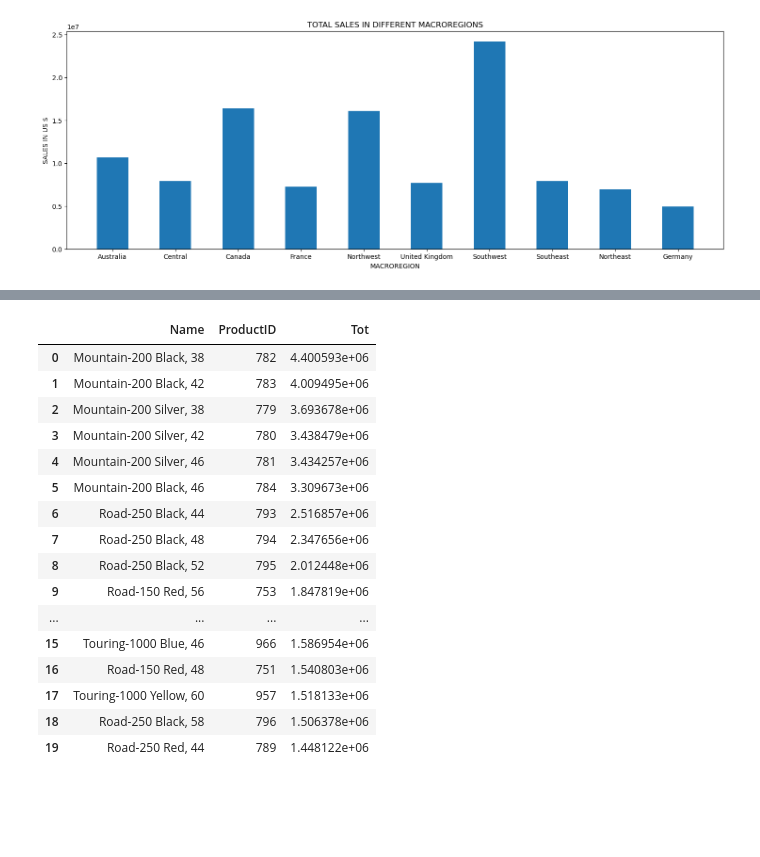
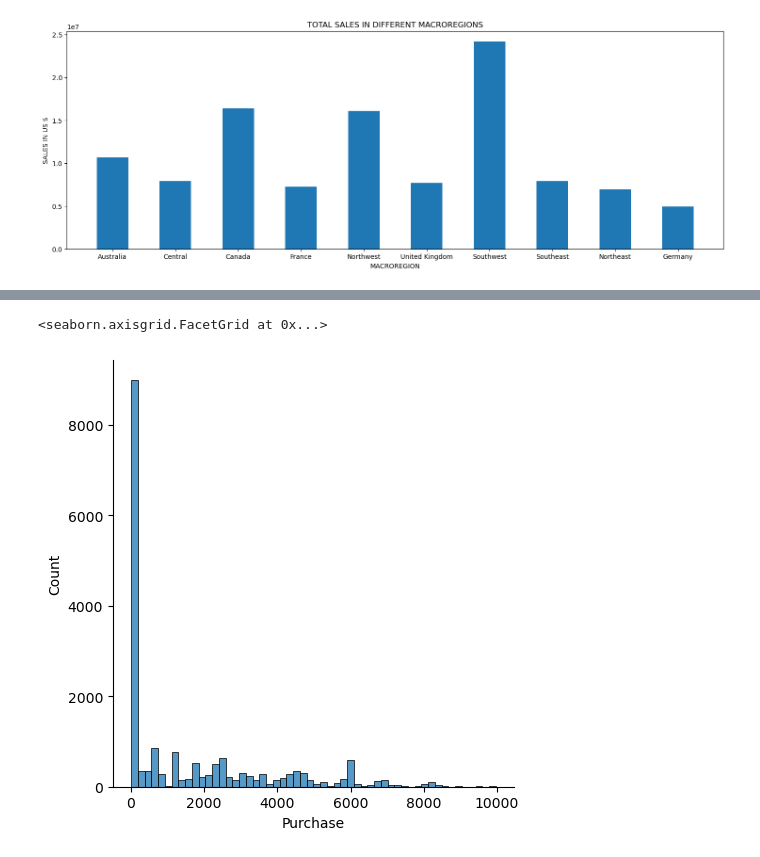
Before and after one commit to giorgio-solinas1980/sql, a Jupyter notebook: SqlKunskapKontroll.ipynb, the cells around one changed output, grey strips where cells are left out. Saved outputs shown, nothing was run; the diff lists cells and outputs as text; code cells hidden in the pictures; blank space fills up the shorter version.

```diff
--- a/SqlKunskapKontroll.ipynb
+++ b/SqlKunskapKontroll.ipynb
@@ -149 +182,6 @@ sale_df.describe()
+# %%
+sns.displot(sales[sales<10000])
+# %% [output]
+<seaborn.axisgrid.FacetGrid at 0x...>
+[figure, added]
 # %%
@@ -154,21 +192 @@ ORDER BY Tot DESC""",con= connection)
-# %%
-most_sold_df
-# %% [output]
-|  | Name | ProductID | Tot |
-| 0 | Mountain-200 Black, 38 | 782 | 4.400593e+06 |
-| 1 | Mountain-200 Black, 42 | 783 | 4.009495e+06 |
-| 2 | Mountain-200 Silver, 38 | 779 | 3.693678e+06 |
-| 3 | Mountain-200 Silver, 42 | 780 | 3.438479e+06 |
-| 4 | Mountain-200 Silver, 46 | 781 | 3.434257e+06 |
-| 5 | Mountain-200 Black, 46 | 784 | 3.309673e+06 |
-| 6 | Road-250 Black, 44 | 793 | 2.516857e+06 |
-| 7 | Road-250 Black, 48 | 794 | 2.347656e+06 |
-| 8 | Road-250 Black, 52 | 795 | 2.012448e+06 |
-| 9 | Road-150 Red, 56 | 753 | 1.847819e+06 |
-| ... | ... | ... | ... |
-| 15 | Touring-1000 Blue, 46 | 966 | 1.586954e+06 |
-| 16 | Road-150 Red, 48 | 751 | 1.540803e+06 |
-| 17 | Touring-1000 Yellow, 60 | 957 | 1.518133e+06 |
-| 18 | Road-250 Black, 58 | 796 | 1.506378e+06 |
-| 19 | Road-250 Red, 44 | 789 | 1.448122e+06 |
 # %%
```
Also changed, not shown: parts of 39 cells of this notebook.
